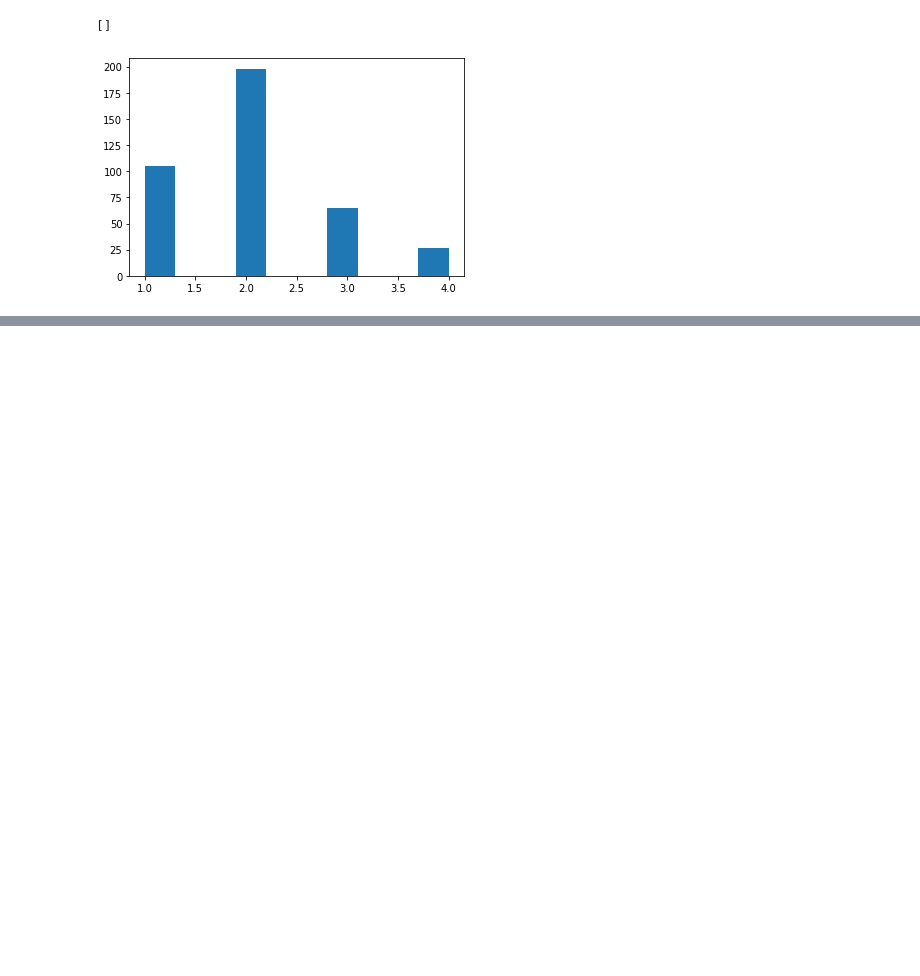
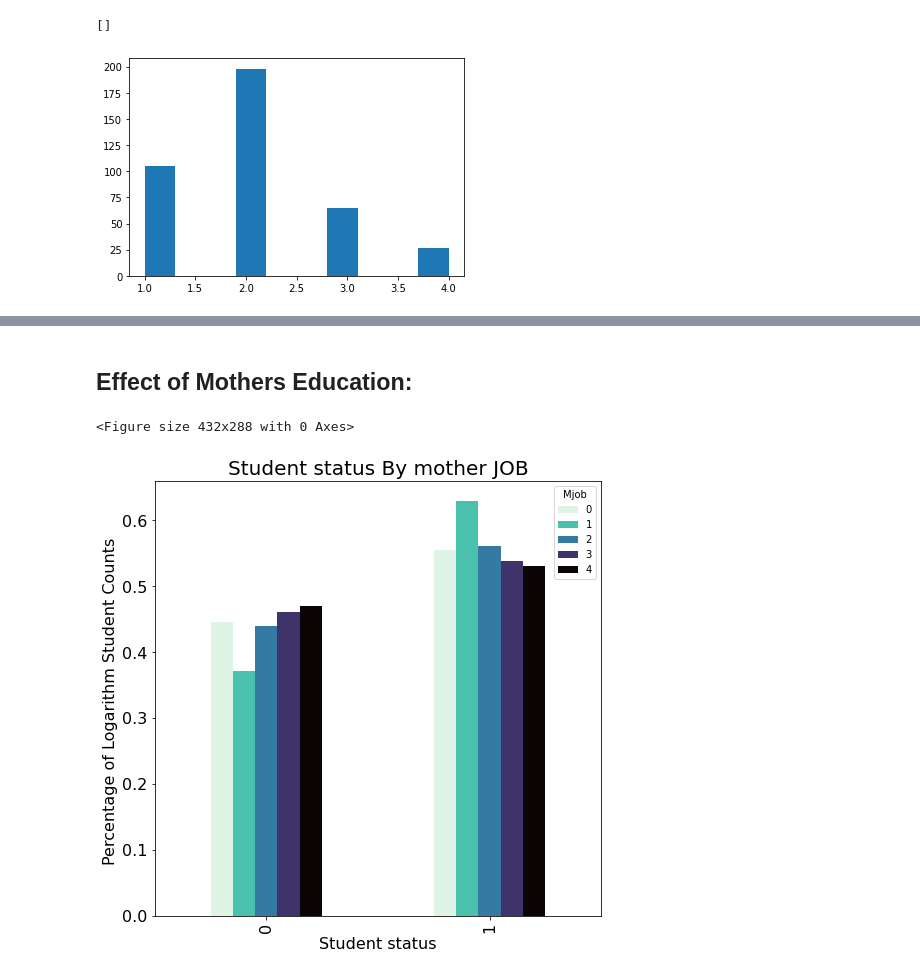
Before and after one commit to Anky209e/Eda_project, a Jupyter notebook: education_analysis.ipynb, the cells around one changed output, grey strips where cells are left out. Saved outputs shown, nothing was run; the diff lists cells and outputs as text; code cells hidden in the pictures; blank space fills up the shorter version.

```diff
--- a/education_analysis.ipynb
+++ b/education_analysis.ipynb
@@ -166,0 +227,15 @@ Q3 : 75th percentile.
+# %% [markdown]
+## Effect of Mothers Education:
+# %%
+mjob_tab1 = pd.crosstab(index=df.passed, columns=df.Mjob)
+mjob_tab = np.log(mjob_tab1)
+mjob_perc = mjob_tab.apply(perc).reindex(index)
+plt.figure()
+mjob_perc.plot.bar(colormap="mako_r", fontsize=16, figsize=(8,8))
+plt.title('Student status By mother JOB', fontsize=20)
+plt.ylabel('Percentage of Logarithm Student Counts ', fontsize=16)
+plt.xlabel('Student status', fontsize=16)
+plt.show()
+# %% [output]
+<Figure size 432x288 with 0 Axes>
+[figure, added]
```
Also changed, not shown: parts of 18 cells of this notebook.
